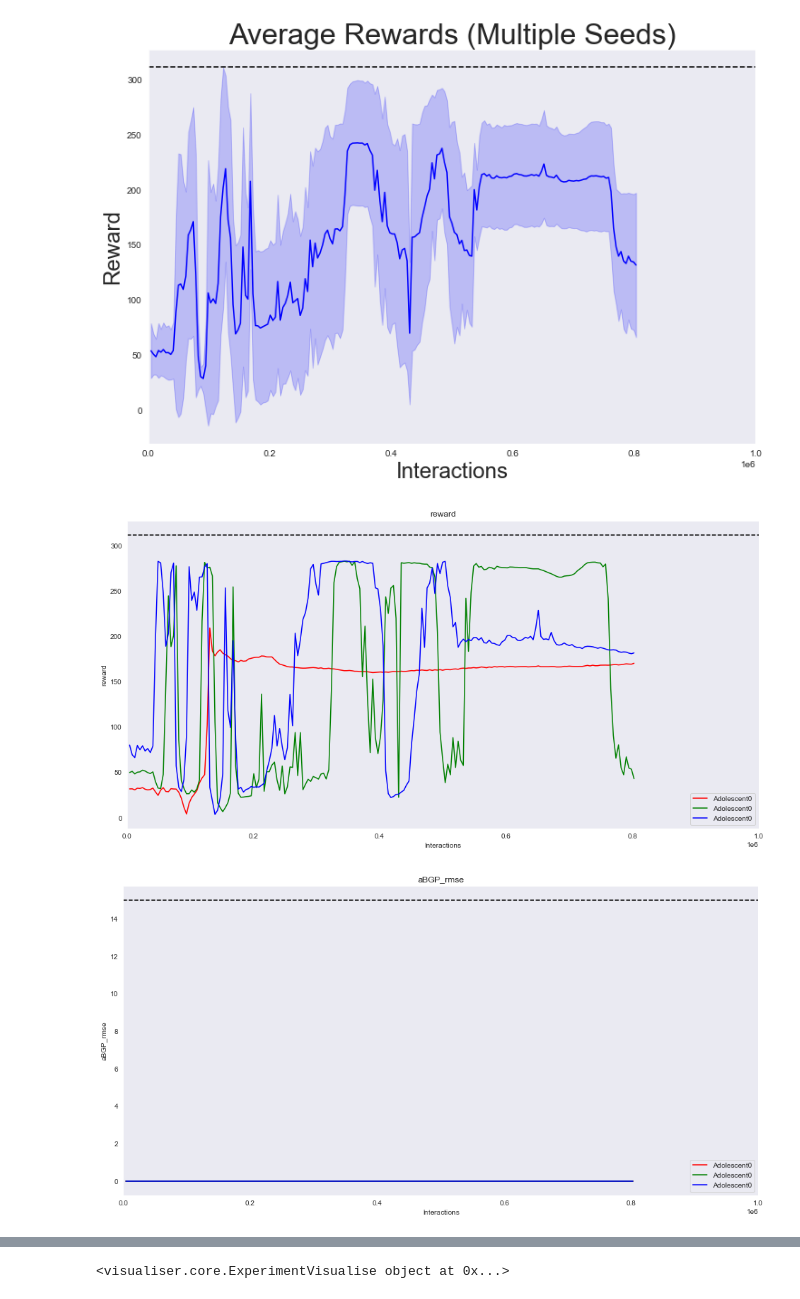
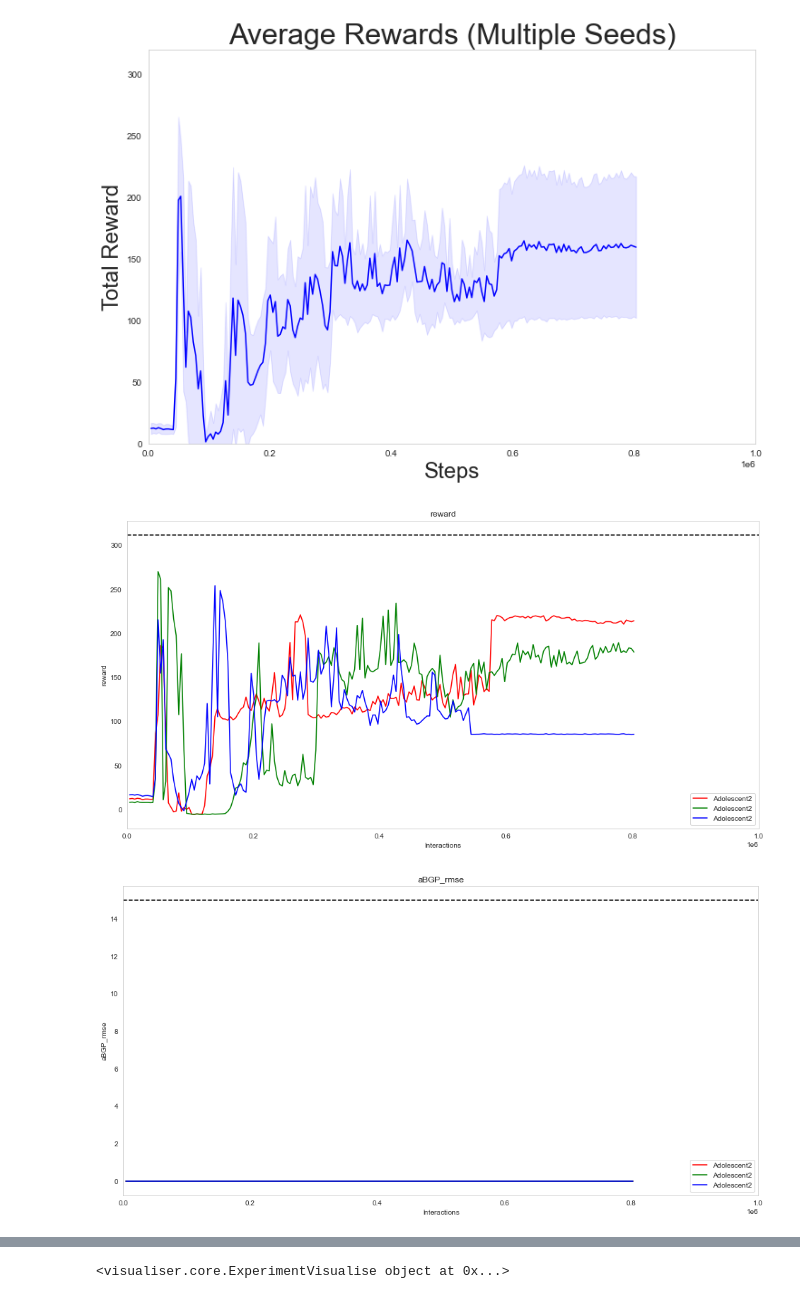
Before and after one commit to RL4H/G2P2C, a Jupyter notebook: visualiser/notebooks/individual_analyzer.ipynb, the cells around one changed output, grey strips where cells are left out. Saved outputs shown, nothing was run; the diff lists cells and outputs as text; code cells hidden in the pictures.

```diff
--- a/visualiser/notebooks/individual_analyzer.ipynb
+++ b/visualiser/notebooks/individual_analyzer.ipynb
@@ -20,11 +20,11 @@ import matplotlib.gridspec
 # PATH = FOLDER+ALGO+SUBJECT
 # COHORT = 'Adult'
 
-FOLDER = '/DDPG_NormalDistNoise_WithPenalty/Sigma_2e-1/' # Normalisation after activation function
+FOLDER = '/EU59 Experiments/PenaltyTermSensitivity/TD3/cutoff_20/coefficient1e-2/' # Normalisation after activation function
 
 
-ALGO = 'DDPG'#'DDPG' TD3
-SUBJECT = '0'
+ALGO = 'TD3'#'DDPG' TD3
+SUBJECT = '2'
 PATH = FOLDER+ALGO+SUBJECT
 COHORT = 'Adolescent'
 
@@ -38,33 +38,33 @@ exp3 = ExperimentVisualise(id=PATH+'_3', version=1.1, plot_version=1, test_seeds
 command = []
 dis_len = 1.0 * 1000000
 disp_arr = display_commands_v2(command)
 exp_vis = {
              '1':{ "id":exp1, "color":'r',"show": disp_arr[1], "label":LABEL},
              '2':{ "id":exp2, "color":'g',"show": disp_arr[2], "label":LABEL},
              '3':{ "id":exp3, "color":'b',"show": disp_arr[3], "label":LABEL},
 }
 # average metric
 plot_testing_average_metric(exp_vis, [['1', '2', '3']], type='normal', dis_len=dis_len, metric='reward', goal=312, fill=True)
 
 #individual seed metrics
 plot_testing_metric(exp_vis, type='normal', dis_len=dis_len, metric='reward', goal=312, fill=False, label=False)  # normal
 plot_testing_metric(exp_vis, type='min_max', dis_len=dis_len, metric='aBGP_rmse', goal=15, fill=False)
 #plot_testing_metric(exp_vis, type='min_max', dis_len=dis_len, metric='cBGP_rmse', goal=10, fill=False)
 # plot_testing_metric(exp_vis, type='min_max', dis_len=dis_len, metric='normo', goal=70, fill=False)  # normal
 plot_testing_metric(exp_vis, type='min_max', dis_len=dis_len, metric='ri', goal=5, fill=False)
 plot_testing_metric(exp_vis, type='min_max', dis_len=dis_len, metric='hgbi', goal=5, fill=False)
 plot_testing_metric(exp_vis, type='min_max', dis_len=dis_len, metric='lgbi', goal=1.1, fill=False)
 #plot_training_logs(exp_vis, dis_len, version=3)
 
 params = ['policy_loss', 'value_loss', 'pi_grad', 'val_grad'] #, 'pi_loss'
 # params = ['policy_grad', 'value_grad'] #, 'pi_loss'
 
 # plot_training_logs(mode='ppo', exp_dict=exp_vis, dis_len=dis_len, params=params)
 #params = ['pi_aux_grad'] #'pi_aux_loss', 'vf_aux_loss', vf_aux_grad
 # plot_training_logs(mode='aux', exp_dict=exp_vis, dis_len=250, params=params)
 #params = ['plan_grad', 'plan_loss']
 # plot_training_logs(mode='planning', exp_dict=exp_vis, dis_len=250, params=params)
 # %% [output]
-[figure, old version]
+[figure, new version]
-[figure, old version]
+[figure, new version]
 [figure]
```
Also changed, not shown: parts of 2 cells of this notebook, 8 other files.
